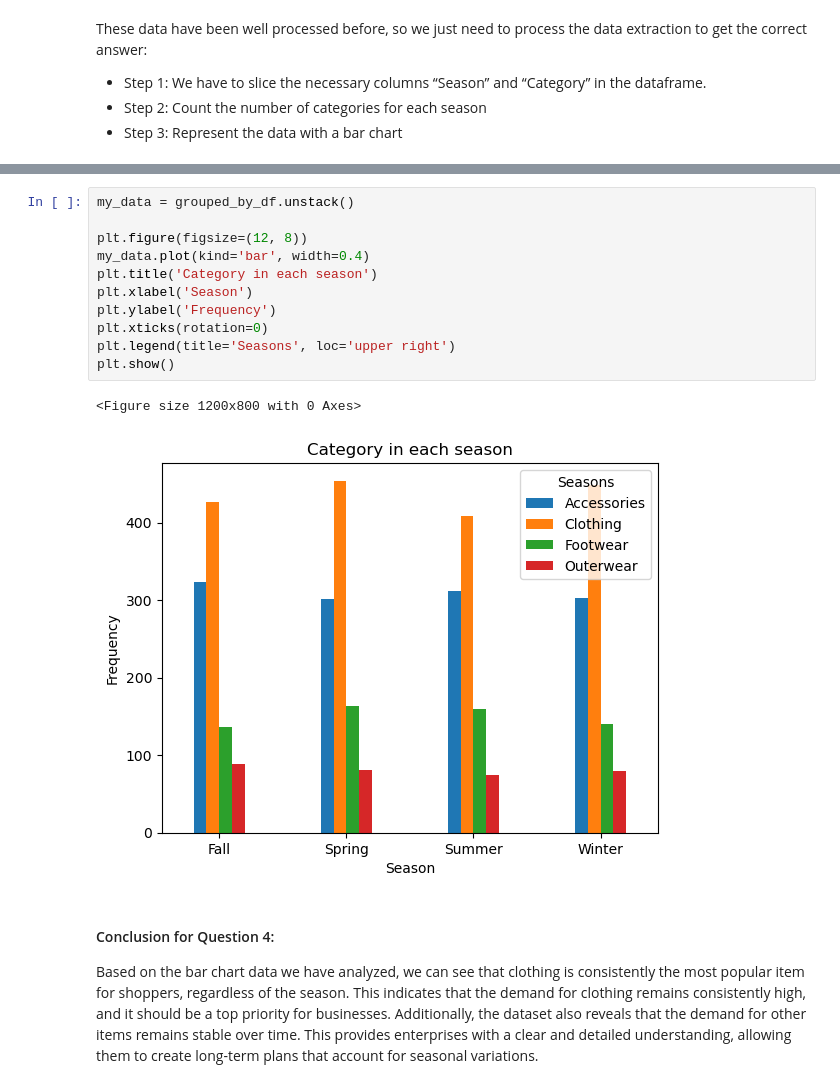
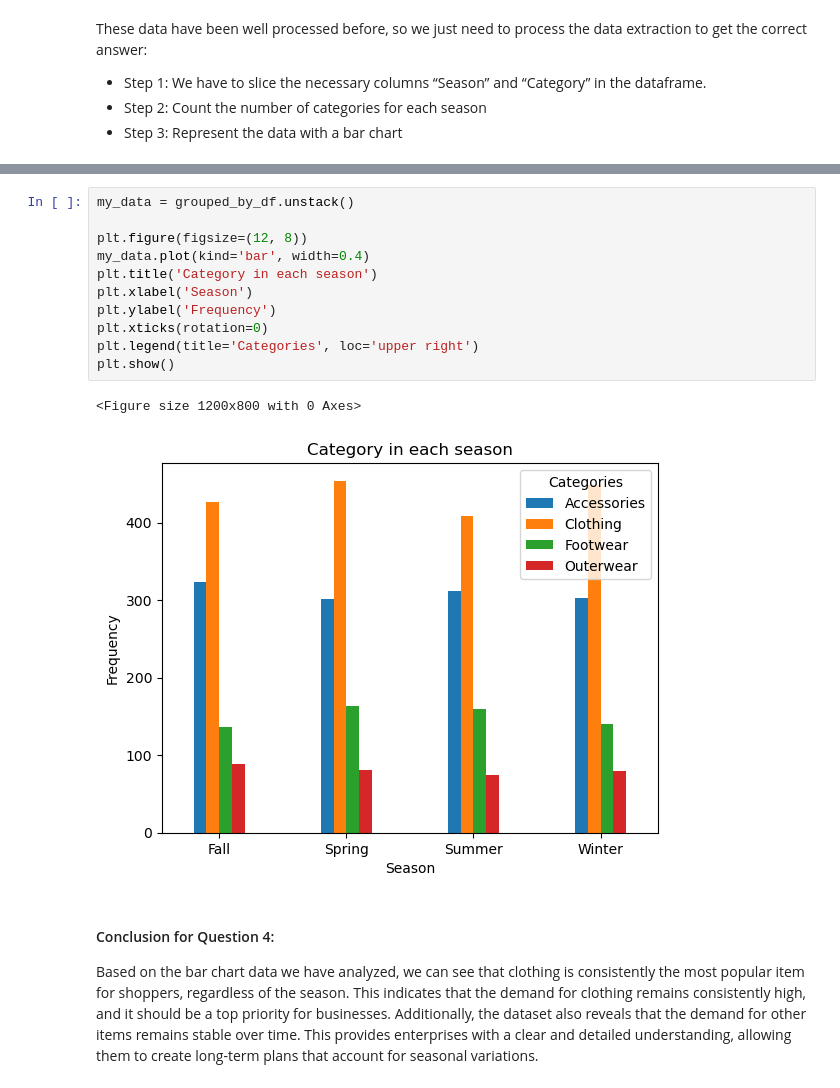
Before and after one commit to 20127304-AQ/Final_DataScience, a Jupyter notebook: 20127304_20127411.ipynb, the cells around one changed output, grey strips where cells are left out. Cells and saved outputs as stored; diff of their text form.

```diff
--- a/20127304_20127411.ipynb
+++ b/20127304_20127411.ipynb
@@ -493,17 +493,17 @@ Name: count, dtype: int64
 # %%
 my_data = grouped_by_df.unstack()
 
 plt.figure(figsize=(12, 8))
 my_data.plot(kind='bar', width=0.4)
 plt.title('Category in each season')
 plt.xlabel('Season')
 plt.ylabel('Frequency')
 plt.xticks(rotation=0)
-plt.legend(title='Seasons', loc='upper right')
+plt.legend(title='Categories', loc='upper right')
 plt.show()
 # %% [output]
 <Figure size 1200x800 with 0 Axes>
-[figure, old version]
+[figure, new version]
 # %% [markdown]
 #### Conclusion for Question 4:
 Based on the bar chart data we have analyzed, we can see that clothing is consistently the most popular item for shoppers, regardless of the season. This indicates that the demand for clothing remains consistently high, and it should be a top priority for businesses. Additionally, the dataset also reveals that the demand for other items remains stable over time. This provides enterprises with a clear and detailed understanding, allowing them to create long-term plans that account for seasonal variations.
```
Also changed, not shown: parts of 3 cells of this notebook.
